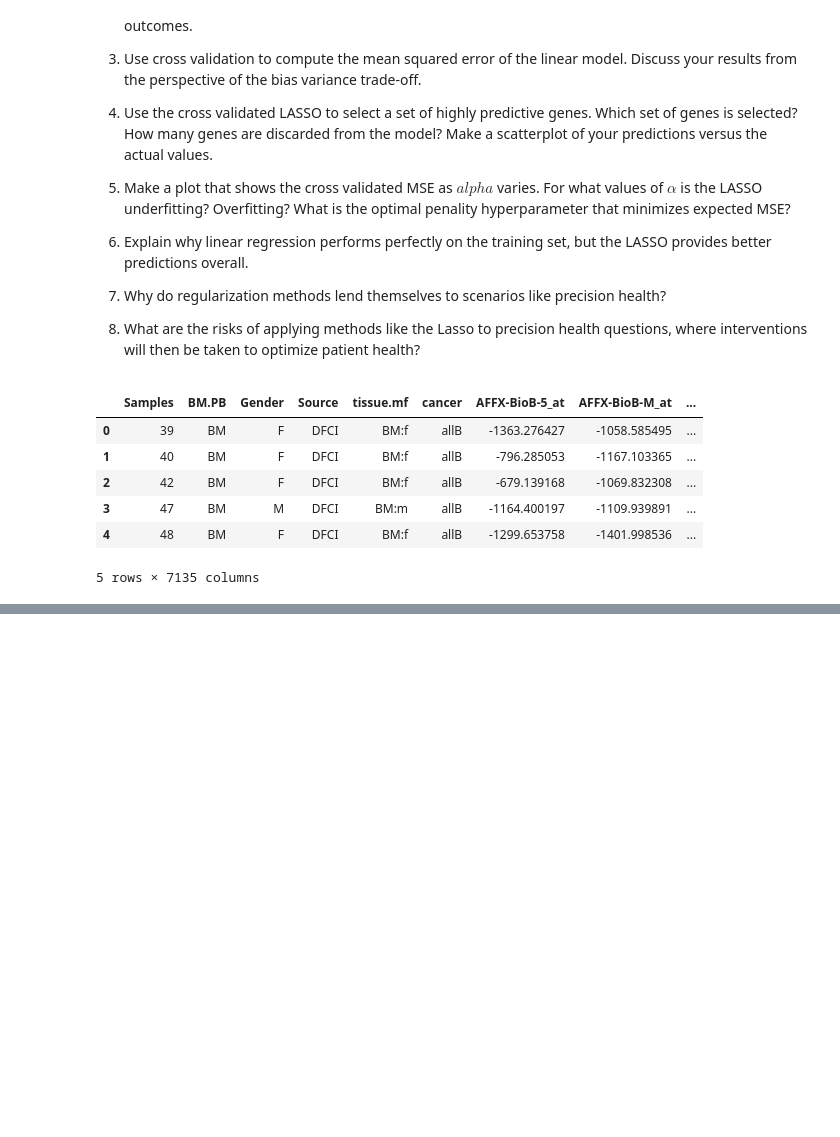
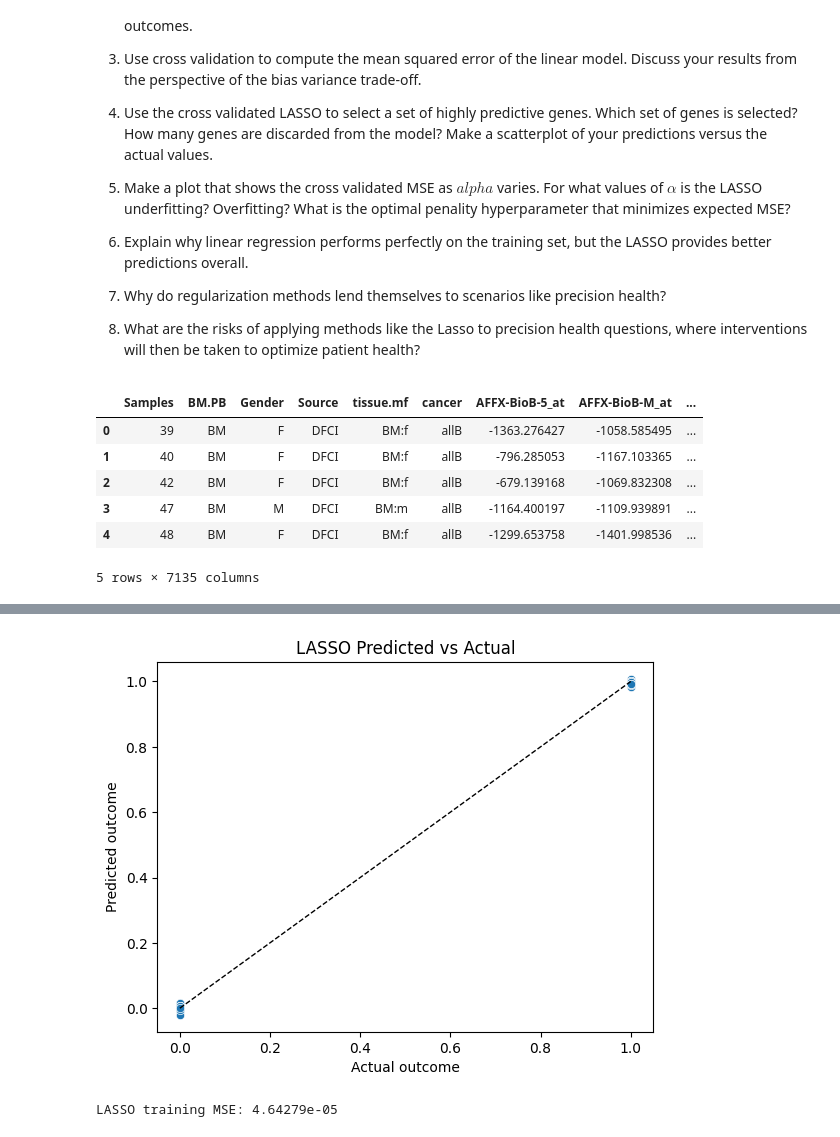
Before and after one commit to natchan19/undergrad_ml_assignments, a Jupyter notebook: genomics_lab.ipynb, the cells around one changed output, grey strips where cells are left out. Cells and saved outputs as stored; diff of their text form; code cells hidden in the pictures; blank space fills up the shorter version.

```diff
--- a/genomics_lab.ipynb
+++ b/genomics_lab.ipynb
@@ -111,0 +155,31 @@ alpha_star = model.alphas_[index_star]
+# %%
+# 4 LASSO Cross Validation
+scaler = StandardScaler()
+X_sc = scaler.fit_transform(X)
+
+alpha_grid = np.logspace(-4, -2, num=50)
+lasso_cv = LassoCV(cv=10, alphas=alpha_grid, random_state=100, max_iter=10000)
+lasso_cv.fit(X_sc, y)
+
+alpha_star = lasso_cv.alpha_
+mean_mse_path = np.mean(lasso_cv.mse_path_, axis=1)
+index_star = np.argmin(mean_mse_path)
+
+coefs = []
+for alpha in lasso_cv.alphas_:
+    model = Lasso(alpha=alpha, max_iter=10000)
+    model.fit(X_sc, y)
+    coefs.append(model.coef_)
+coefs = np.array(coefs)
+
+coefs_star = coefs[index_star]
+selected_idx = np.nonzero(coefs_star)[0]
+selected_genes = X.columns[selected_idx].tolist()
+
+lasso_star = Lasso(alpha=alpha_star, max_iter=10000).fit(X_sc, y)
+y_hat_lasso = lasso_star.predict(X_sc)
+
+print(f'Optimal alpha: {alpha_star:.10f}')
+print(f'Selected genes: {len(selected_genes)}')
+print(f'Discarded genes: {X.shape[1] - len(selected_genes)}')
+selected_genes
@@ -111,0 +211,12 @@ alpha_star = model.alphas_[index_star]
+# %%
+sns.scatterplot(x=y, y=y_hat_lasso)
+plt.plot([0, 1], [0, 1], linestyle='--', color='black', linewidth=1)
+plt.title('LASSO Predicted vs Actual')
+plt.xlabel('Actual outcome')
+plt.ylabel('Predicted outcome')
+plt.show()
+
+print(f'LASSO training MSE: {mse(y, y_hat_lasso):.6g}')
+# %% [output]
+[figure, added]
+LASSO training MSE: 4.64279e-05
```
Also changed, not shown: parts of 19 cells of this notebook.
